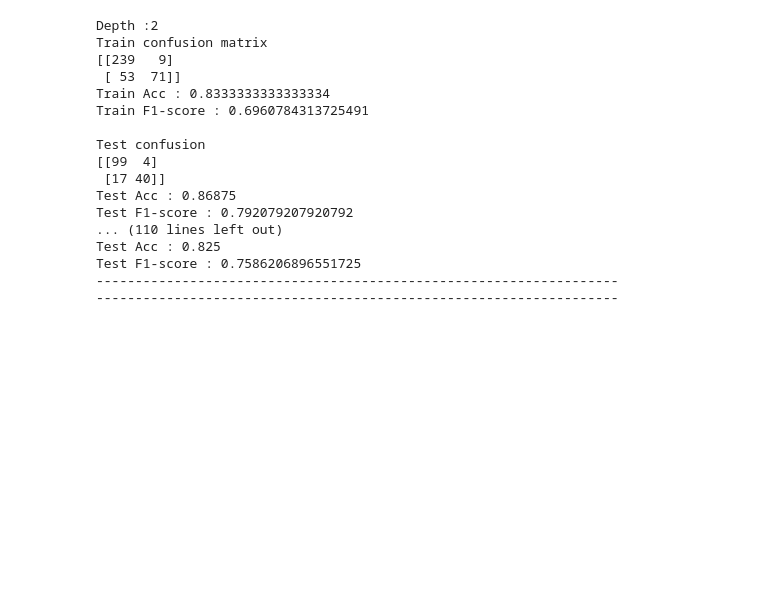
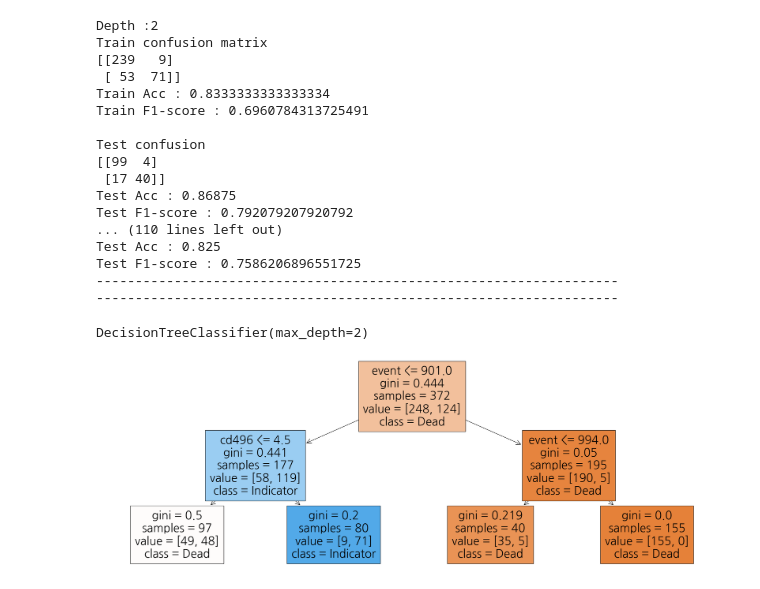
Before and after one commit to miri6913/Fast_Campus-Machine_Learning-, a Jupyter notebook: Classification/random_forest.ipynb, the cells around one changed output. Cells and saved outputs as stored; diff of their text form; code cells hidden in the pictures; blank space fills up the shorter version.

Commit message:
Tree graph

```diff
--- a/Classification/random_forest.ipynb
+++ b/Classification/random_forest.ipynb
@@ -140,3 +140,13 @@ Test Acc : 0.825
 Test F1-score : 0.7586206896551725
 -------------------------------------------------------------------
 -------------------------------------------------------------------
+# %%
+model = DecisionTreeClassifier(max_depth=2, criterion='gini')
+model.fit(X.iloc[train_idx], Y.iloc[train_idx])
+# %% [output]
+DecisionTreeClassifier(max_depth=2)
+# %%
+tree.plot_tree(model, filled=True, feature_names=X.columns, class_names = ['Dead', 'Indicator'])
+plt.rcParams['figure.figsize'] = [30, 10]
+# %% [output]
+[figure, added]
```
